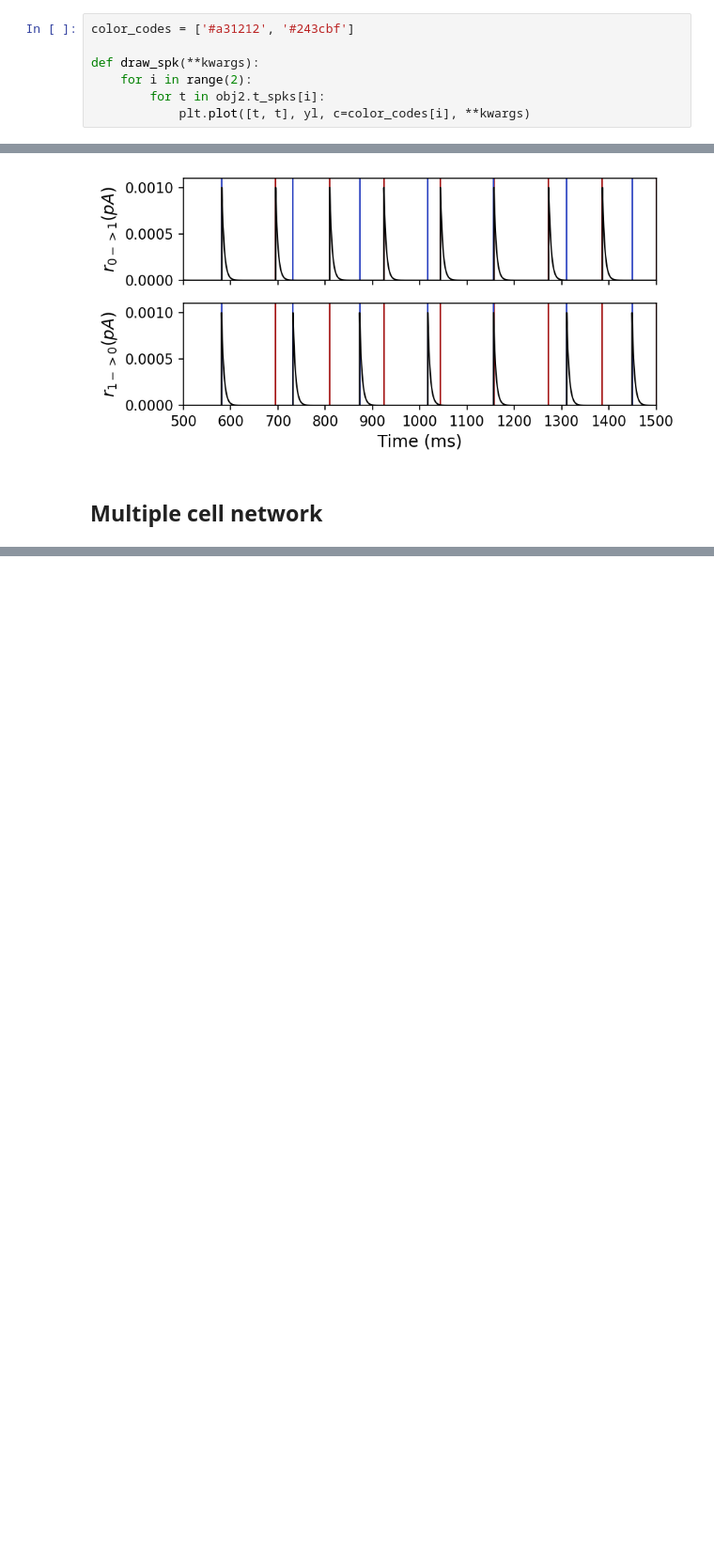
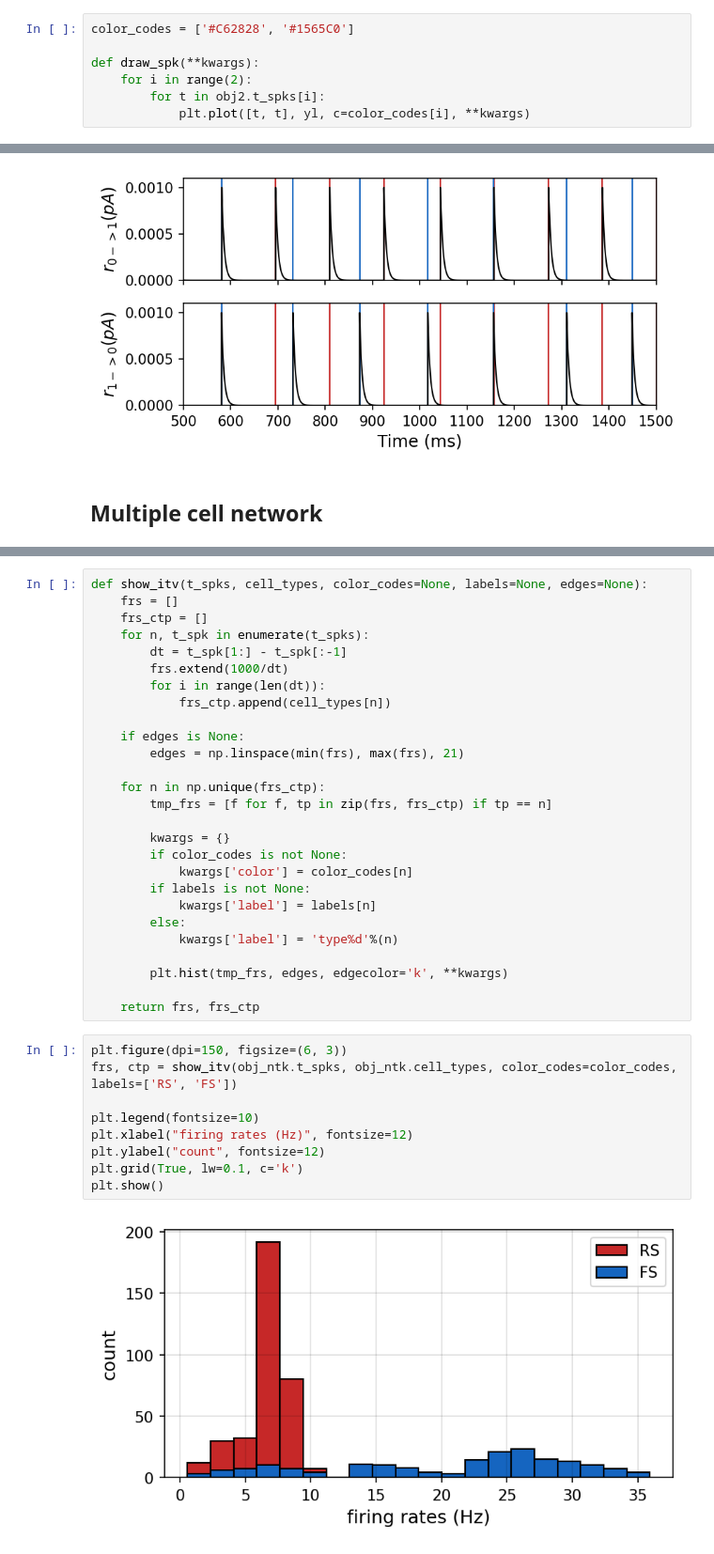
Before and after one commit to jyKim-97/izh_neuralnet, a Jupyter notebook: result/single_network.ipynb, the cells around one changed output, grey strips where cells are left out. Shown at 94% size. Drawn from its saved outputs; the diff is of its cells as text; blank space fills up the shorter version.

```diff
--- a/result/single_network.ipynb
+++ b/result/single_network.ipynb
@@ -7,7 +7,7 @@ import nnpy.visu_tools as visu
 ## two cell interaction
 Test, exc-exc cell
 # %%
-color_codes = ['#a31212', '#243cbf']
+color_codes = ['#C62828', '#1565C0']
 
 def draw_spk(**kwargs):
     for i in range(2):
@@ -95 +114,39 @@ obj_ntk.read_ic()
+# %%
+def show_itv(t_spks, cell_types, color_codes=None, labels=None, edges=None):
+    frs = []
+    frs_ctp = []
+    for n, t_spk in enumerate(t_spks):
+        dt = t_spk[1:] - t_spk[:-1]
+        frs.extend(1000/dt)
+        for i in range(len(dt)):
+            frs_ctp.append(cell_types[n])
+
+    if edges is None:
+        edges = np.linspace(min(frs), max(frs), 21)
+
+    for n in np.unique(frs_ctp):
+        tmp_frs = [f for f, tp in zip(frs, frs_ctp) if tp == n]
+
+        kwargs = {}
+        if color_codes is not None:
+            kwargs['color'] = color_codes[n]
+        if labels is not None:
+            kwargs['label'] = labels[n]
+        else:
+            kwargs['label'] = 'type%d'%(n)
+
+        plt.hist(tmp_frs, edges, edgecolor='k', **kwargs)
+
+    return frs, frs_ctp
+# %%
+plt.figure(dpi=150, figsize=(6, 3))
+frs, ctp = show_itv(obj_ntk.t_spks, obj_ntk.cell_types, color_codes=color_codes, labels=['RS', 'FS'])
+
+plt.legend(fontsize=10)
+plt.xlabel("firing rates (Hz)", fontsize=12)
+plt.ylabel("count", fontsize=12)
+plt.grid(True, lw=0.1, c='k')
+plt.show()
+# %% [output]
+[figure, added]
 # %%
```
Also changed, not shown: parts of 12 cells of this notebook, 6 other files.
